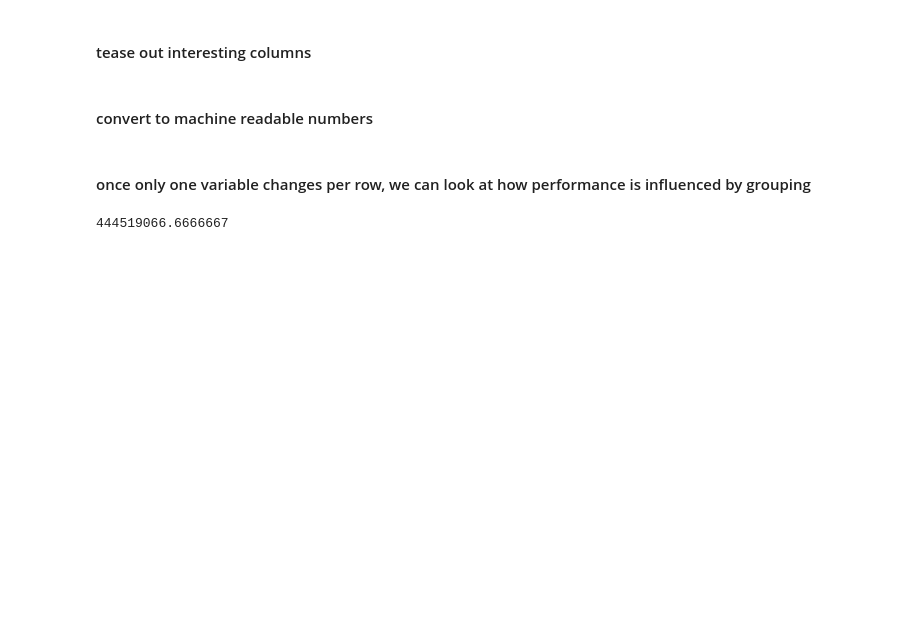
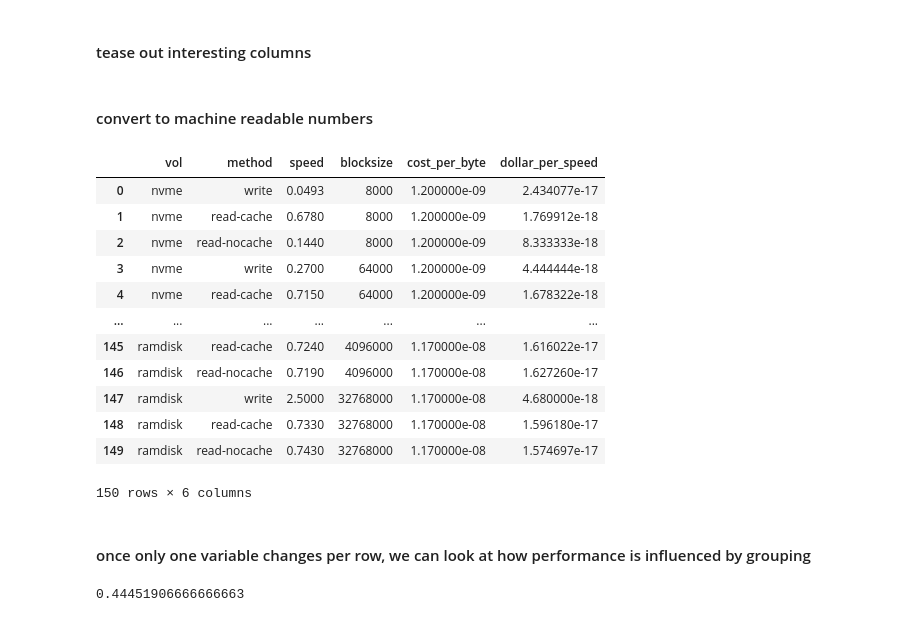
Before and after one commit to benduncan/diskracer, a Jupyter notebook: analysis/Storage performance exp 1.ipynb, the cells around one changed output. Saved outputs shown, nothing was run; the diff lists cells and outputs as text; code cells hidden in the pictures; blank space fills up the shorter version.

```diff
--- a/analysis/Storage performance exp 1.ipynb
+++ b/analysis/Storage performance exp 1.ipynb
@@ -99,6 +99,24 @@ number_cols = ['speed', 'blocksize']
 df_machinereadable = convert_to_number(df, number_cols)
 # %%
 df_machinereadable['dollar_per_speed'] = df_machinereadable.cost_per_byte/df_machinereadable.speed
+# speed in GB/s now
+df_machinereadable['speed'] = df_machinereadable['speed']*10**-9
+# %%
+df_machinereadable
+# %% [output]
+|  | vol | method | speed | blocksize | cost_per_byte | dollar_per_speed |
+| 0 | nvme | write | 0.0493 | 8000 | 1.200000e-09 | 2.434077e-17 |
+| 1 | nvme | read-cache | 0.6780 | 8000 | 1.200000e-09 | 1.769912e-18 |
+| 2 | nvme | read-nocache | 0.1440 | 8000 | 1.200000e-09 | 8.333333e-18 |
+| 3 | nvme | write | 0.2700 | 64000 | 1.200000e-09 | 4.444444e-18 |
+| 4 | nvme | read-cache | 0.7150 | 64000 | 1.200000e-09 | 1.678322e-18 |
+| ... | ... | ... | ... | ... | ... | ... |
+| 145 | ramdisk | read-cache | 0.7240 | 4096000 | 1.170000e-08 | 1.616022e-17 |
+| 146 | ramdisk | read-nocache | 0.7190 | 4096000 | 1.170000e-08 | 1.627260e-17 |
+| 147 | ramdisk | write | 2.5000 | 32768000 | 1.170000e-08 | 4.680000e-18 |
+| 148 | ramdisk | read-cache | 0.7330 | 32768000 | 1.170000e-08 | 1.596180e-17 |
+| 149 | ramdisk | read-nocache | 0.7430 | 32768000 | 1.170000e-08 | 1.574697e-17 |
+150 rows × 6 columns
 # %% [markdown]
 #### once only one variable changes per row, we can look at how performance is influenced by grouping
 # %%
@@ -106,6 +124,6 @@ df_stats = df_machinereadable.groupby(['vol', 'method', 'blocksize']).describe()
 for c in ['speed']:
     print(df_stats[c]['mean'])
 # %% [output]
-444519066.6666667
+0.44451906666666663
 # %%
 for m in df_machinereadable['method'].unique():
```
Also changed, not shown: parts of 2 cells of this notebook, 21 other files.
